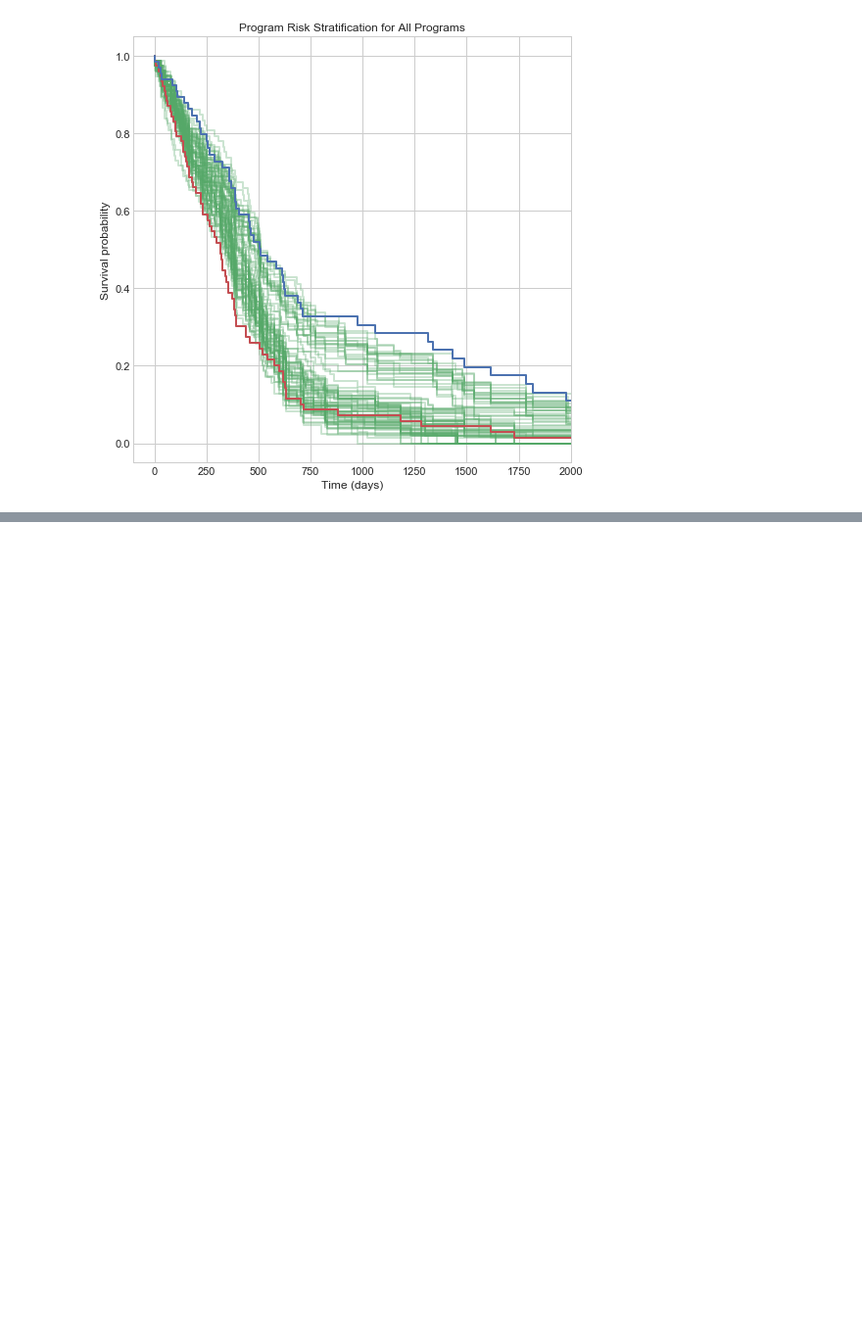
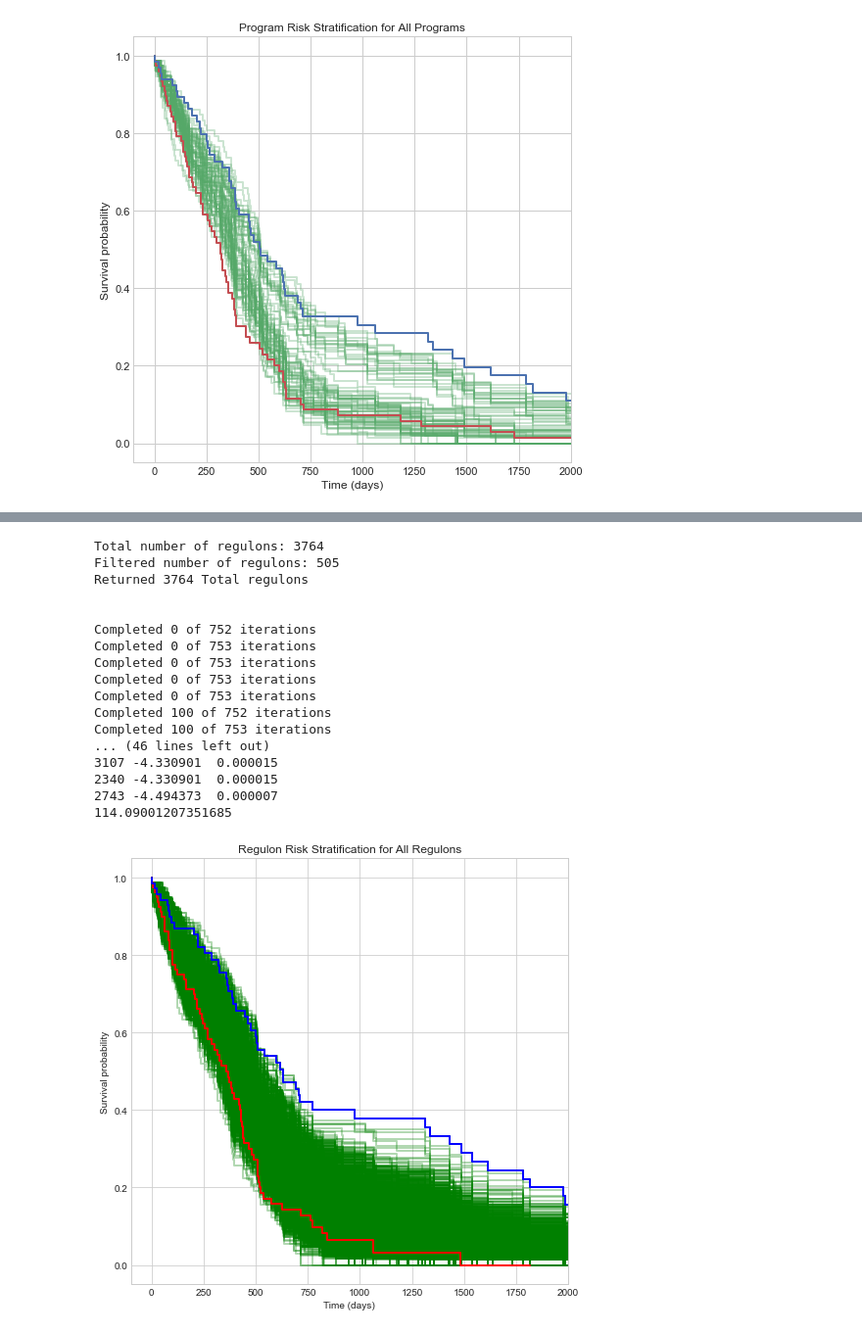
Before and after one commit to sturkarslan/GbmMINER, a Jupyter notebook: src/Program_Activity_Cohort.ipynb, the cells around one changed output, grey strips where cells are left out. Shown at 98% size. Drawn from its saved outputs; the diff is of its cells as text; code cells hidden in the pictures; blank space fills up the shorter version.

```diff
--- a/src/Program_Activity_Cohort.ipynb
+++ b/src/Program_Activity_Cohort.ipynb
@@ -454,0 +756,21 @@ Completed 0 of 16 iterations
+# %%
+survivalAnalysisRegulons(disease_relevant=False)
+# %% [output]
+Total number of regulons: 3764
+Filtered number of regulons: 505
+Returned 3764 Total regulons
+
+
+Completed 0 of 752 iterations
+Completed 0 of 753 iterations
+Completed 0 of 753 iterations
+Completed 0 of 753 iterations
+Completed 0 of 753 iterations
+Completed 100 of 752 iterations
+Completed 100 of 753 iterations
+... (46 lines left out)
+3107 -4.330901  0.000015
+2340 -4.330901  0.000015
+2743 -4.494373  0.000007
+114.09001207351685
+[figure, added]
```
Also changed, not shown: parts of 11 cells of this notebook, 53 other files.
